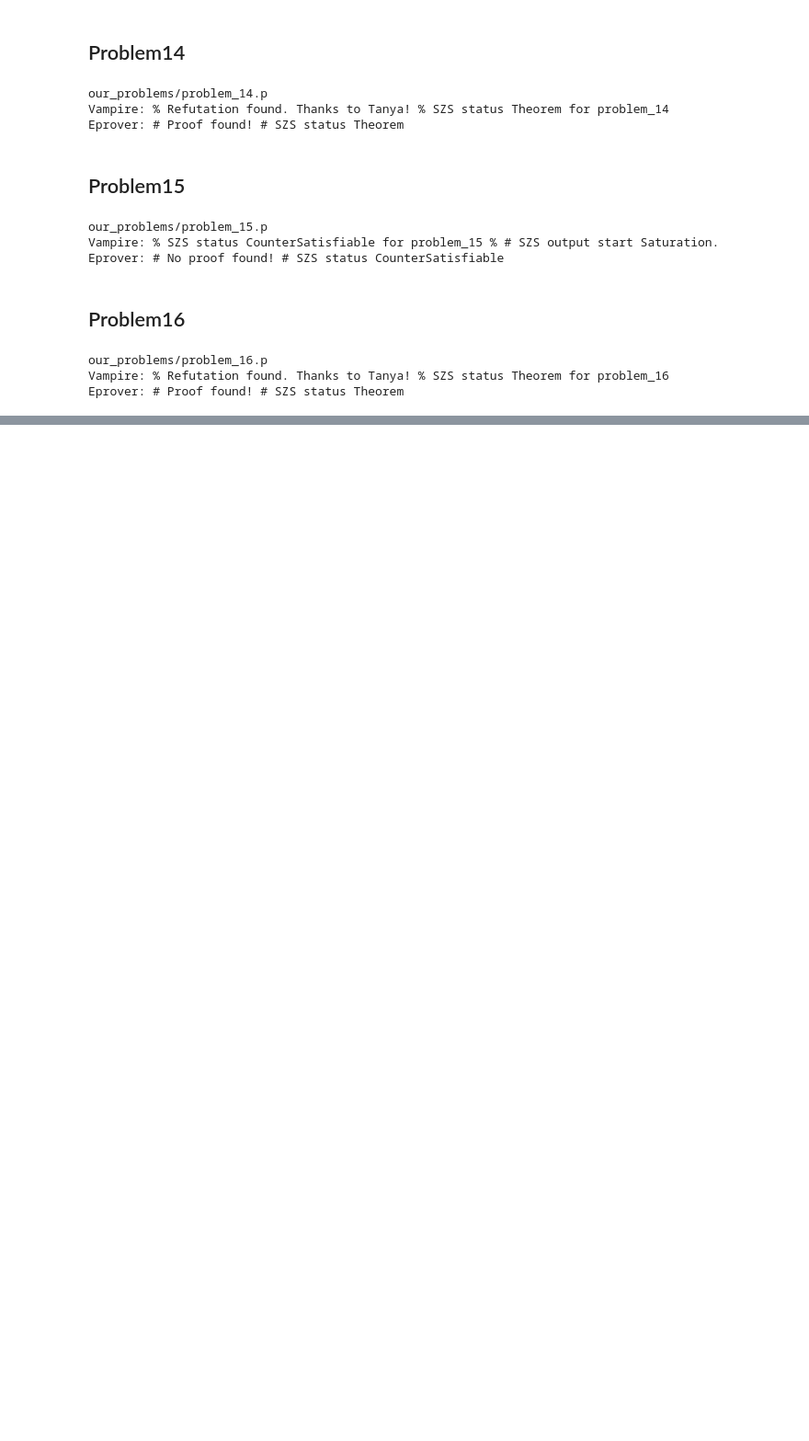
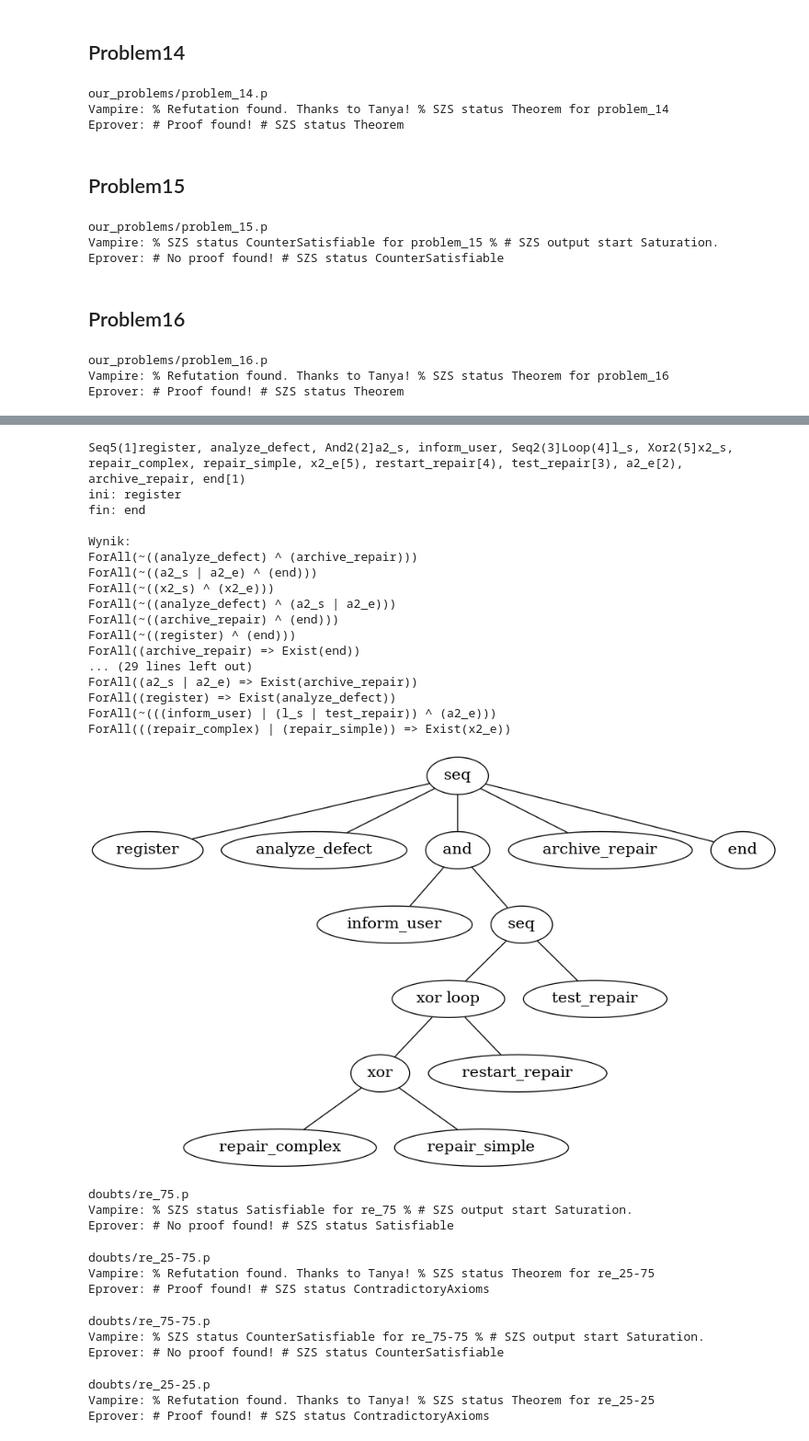
Before and after one commit to Isdre/ProcessMining, a Jupyter notebook: run_provers.ipynb, the cells around one changed output, grey strips where cells are left out. Shown at 92% size. Cells and saved outputs as stored; diff of their text form; code cells hidden in the pictures; blank space fills up the shorter version.

```diff
--- a/run_provers.ipynb
+++ b/run_provers.ipynb
@@ -339,0 +387,52 @@ Eprover: # Proof found! # SZS status Theorem
+# %%
+log = pm4py.format_dataframe(pd.read_csv("Data/repairExample.csv", sep=','),
+                             case_id='Case ID', activity_key='Activity', timestamp_key='Start Timestamp')
+
+process_tree = pm4py.discover_process_tree_inductive(
+    log, 0.75, activity_key='concept:name', case_id_key='case:concept:name', timestamp_key='time:timestamp')
+tree_to_tptp(process_tree, "doubts/re_75.p", rule_prefix="A")
+pm4py.view_process_tree(process_tree)
+print_provers(use_provers("doubts/re_75.p"))
+# %% [output]
+Seq5(1]register, analyze_defect, And2(2]a2_s, inform_user, Seq2(3]Loop(4]l_s, Xor2(5]x2_s, repair_complex, repair_simple, x2_e[5), restart_repair[4), test_repair[3), a2_e[2), archive_repair, end[1)
+ini: register
+fin: end
+
+Wynik:
+ForAll(~((analyze_defect) ^ (archive_repair)))
+ForAll(~((a2_s | a2_e) ^ (end)))
+ForAll(~((x2_s) ^ (x2_e)))
+ForAll(~((analyze_defect) ^ (a2_s | a2_e)))
+ForAll(~((archive_repair) ^ (end)))
+ForAll(~((register) ^ (end)))
+ForAll((archive_repair) => Exist(end))
+... (29 lines left out)
+ForAll((a2_s | a2_e) => Exist(archive_repair))
+ForAll((register) => Exist(analyze_defect))
+ForAll(~(((inform_user) | (l_s | test_repair)) ^ (a2_e)))
+ForAll(((repair_complex) | (repair_simple)) => Exist(x2_e))
+[figure, added]
+doubts/re_75.p
+Vampire: % SZS status Satisfiable for re_75 % # SZS output start Saturation.
+Eprover: # No proof found! # SZS status Satisfiable
+# %%
+create_thesis_with_2_spec('doubts/re_25.p','doubts/re_75.p', 'doubts/re_25-75.p', LogicFunctions.IMPLIES)
+print_provers(use_provers("doubts/re_25-75.p"))
+# %% [output]
+doubts/re_25-75.p
+Vampire: % Refutation found. Thanks to Tanya! % SZS status Theorem for re_25-75
+Eprover: # Proof found! # SZS status ContradictoryAxioms
+# %%
+create_thesis_with_2_spec('doubts/re_75.p','doubts/re_75.p', 'doubts/re_75-75.p', LogicFunctions.EQUIVALENT)
+print_provers(use_provers("doubts/re_75-75.p"))
+# %% [output]
+doubts/re_75-75.p
+Vampire: % SZS status CounterSatisfiable for re_75-75 % # SZS output start Saturation.
+Eprover: # No proof found! # SZS status CounterSatisfiable
+# %%
+create_thesis_with_2_spec('doubts/re_25.p','doubts/re_25.p', 'doubts/re_25-25.p', LogicFunctions.EQUIVALENT)
+print_provers(use_provers("doubts/re_25-25.p"))
+# %% [output]
+doubts/re_25-25.p
+Vampire: % Refutation found. Thanks to Tanya! % SZS status Theorem for re_25-25
+Eprover: # Proof found! # SZS status ContradictoryAxioms
```
Also changed, not shown: parts of 20 cells of this notebook, 27 other files.
